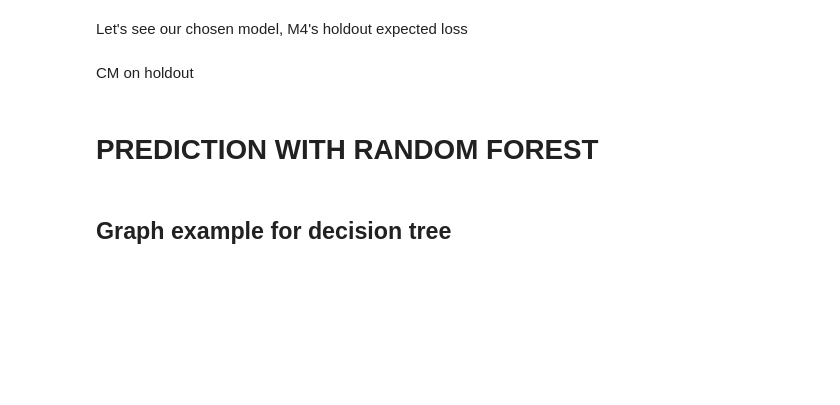
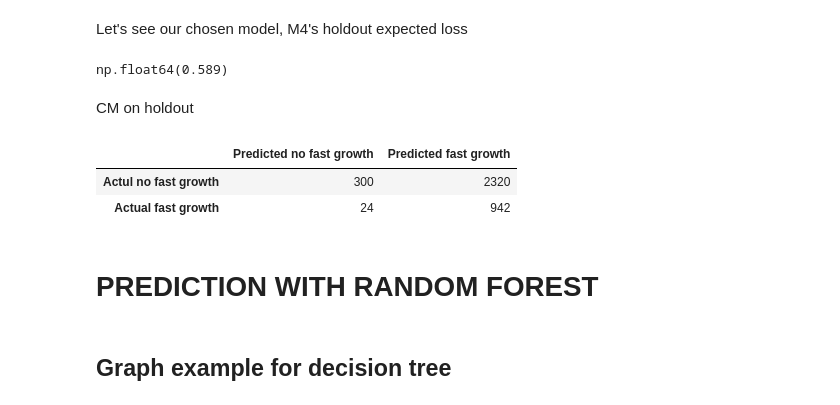
Before and after one commit to guiqvlaixi2164-max/Data-Analysis-3, a Jupyter notebook: Assignment 2/code/ch17-firm-fast-growth-prediction.ipynb, the cells around one changed output. Cells and saved outputs as stored; diff of their text form; code cells hidden in the pictures; blank space fills up the shorter version.

```diff
--- a/Assignment 2/code/ch17-firm-fast-growth-prediction.ipynb
+++ b/Assignment 2/code/ch17-firm-fast-growth-prediction.ipynb
@@ -935,17 +941,26 @@ for i, model_name in enumerate(logit_models):
     best_thresholds = []
     expected_loss = []
 
+    # Ensure that both the obtained y and X have had missing values removed.
     if model_name != "LASSO":
-        _, X = patsy.dmatrices("fast_growth ~" + "+".join(logit_model_vars[i]), data_train)
+        # Patsy automatically handles missing values, ensuring both datasets have the same number of rows and are aligned.
+        y, X = patsy.dmatrices("fast_growth ~" + "+".join(logit_model_vars[i]), data_train)
         X = pd.DataFrame(X)
+        y = pd.Series(y.ravel())
         c_index = 0
     else:
         X = normalized_logitvars
+
+        y, _ = patsy.dmatrices("fast_growth ~" + "+".join(logit_lasso_vars), data_train)
+        y = pd.Series(y.ravel())
         c_index = best_lambda_i
+
+
     fold = 0
     for train_index, test_index in k.split(X):
         X_fold = X.iloc[test_index, :]
-        y_fold = data_train["fast_growth"].iloc[test_index]
+        y_fold = y.iloc[test_index]
+
         pred_fold = generate_fold_prediction(
             logit_models[model_name], X_fold, fold, c_index
         )
@@ -1026,23 +1051,29 @@ best_logit_optimal_treshold = best_thresholds_cv["M4"]
 
 # Get expected loss on holdout
 holdout_treshold = np.where(
-    data_holdout["best_logit_pred_proba"] < best_logit_optimal_treshold, 0, 1
+    data_holdout_clean["best_logit_pred_proba"] < best_logit_optimal_treshold, 0, 1
 )
 tn, fp, fn, tp = confusion_matrix(
-    data_holdout["fast_growth"], holdout_treshold, labels=[0, 1]
+    data_holdout_clean["fast_growth"], holdout_treshold, labels=[0, 1]
 ).ravel()
 expected_loss_holdout = (fp * FP + fn * FN) / len(data_holdout["fast_growth"])
 round(expected_loss_holdout, 3)
+# %% [output]
+np.float64(0.589)
 # %% [markdown]
 CM on holdout
 # %%
-cm_object3 = confusion_matrix(data_holdout["fast_growth"], holdout_treshold, labels=[0, 1])
+cm_object3 = confusion_matrix(data_holdout_clean["fast_growth"], holdout_treshold, labels=[0, 1])
 cm3 = pd.DataFrame(
     cm_object3,
     index=["Actul no fast growth", "Actual fast growth"],
     columns=["Predicted no fast growth", "Predicted fast growth"],
 )
 cm3
+# %% [output]
+|  | Predicted no fast growth | Predicted fast growth |
+| Actul no fast growth | 300 | 2320 |
+| Actual fast growth | 24 | 942 |
 # %% [markdown]
 # PREDICTION WITH RANDOM FOREST
 # %%
```
Also changed, not shown: parts of 21 cells of this notebook.
